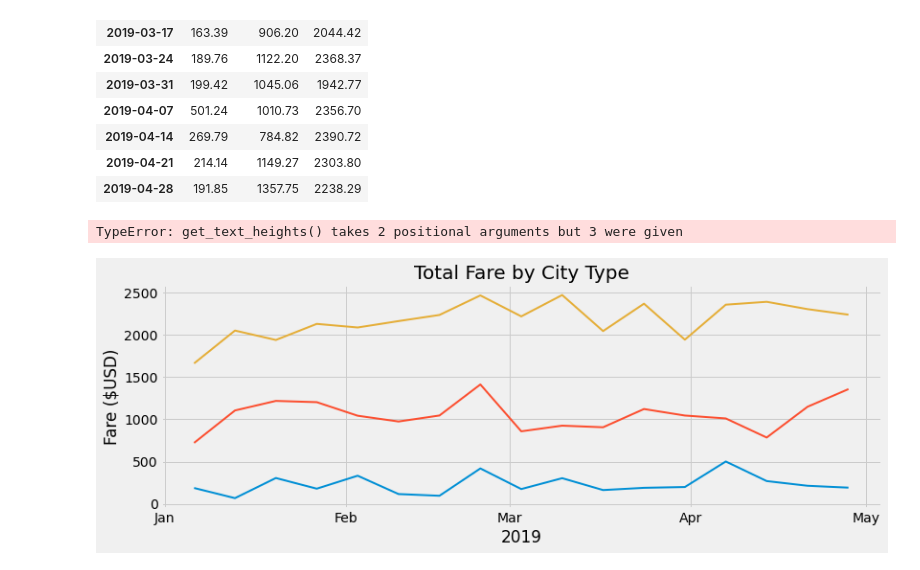
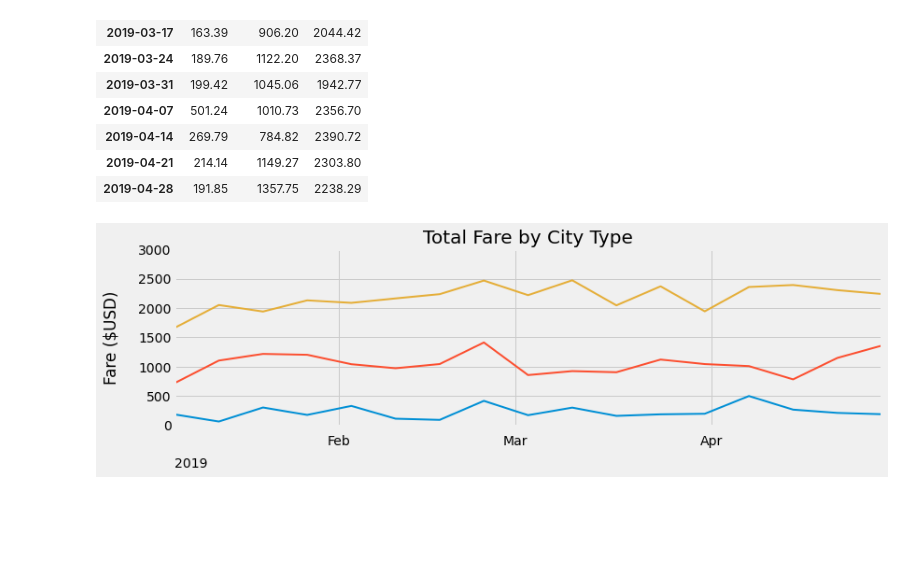
Before and after one commit to xenia-e/PyBer_Analysis, a Jupyter notebook: PyBer_Challenge.ipynb, the cells around one changed output. Cells and saved outputs as stored; diff of their text form; code cells hidden in the pictures; blank space fills up the shorter version.

Commit message:
images for the written report added

```diff
--- a/PyBer_Challenge.ipynb
+++ b/PyBer_Challenge.ipynb
@@ -271,22 +270,26 @@ weekfares_by_type_range
 # %%
 # 8. Using the object-oriented interface method, plot the resample DataFrame using the df.plot() function.
 
 # Use the graph style fivethirtyeight.
 style.use('fivethirtyeight')
 
 
-fig, ax = plt.subplots(figsize=(12,4))
+fig, ax = plt.subplots(1, 1, figsize=(12,4), tight_layout=True)
 ax.plot(weekfares_by_type_range, linewidth='2')
+fig.tight_layout()
 # Add the title, y-axis label and grid.
-ax.set(ylabel='Fare ($USD)', xlabel='2019')
-ax.set_title('Total Fare by City Type',fontsize=20)
+ax.set_title('Total Fare by City Type', fontsize=20)
+ax.set_xlabel("2019", loc='left', fontsize=14, labelpad=10)
+ax.set_ylabel('Fare ($USD)', labelpad=20)
 fmt_half_year = mdates.MonthLocator(interval=1)
 ax.xaxis.set_major_locator(fmt_half_year)
 ax.xaxis.set_major_formatter(mdates.DateFormatter('%b'))
-ax.xaxis.get_text_heights(5, 5)
-plt.ylim(0,3000)
+ax.xaxis.set_tick_params(pad=10)
+ax.set_ylim(0,3000)
+ax.margins(x=0, y=0)
+
+
 plt.savefig("analysis/PyBer_fare_summary.png")
 plt.show()
 # %% [output]
-TypeError: get_text_heights() takes 2 positional arguments but 3 were given
-[figure, old version]
+[figure, new version]
```
Also changed, not shown: parts of 2 cells of this notebook, 2 other files.
